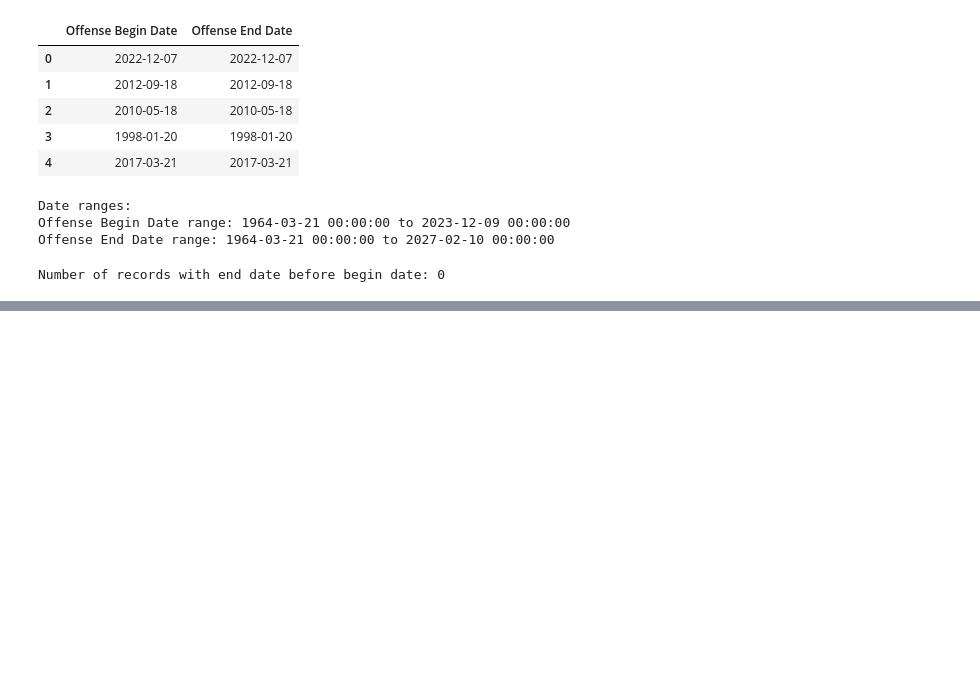
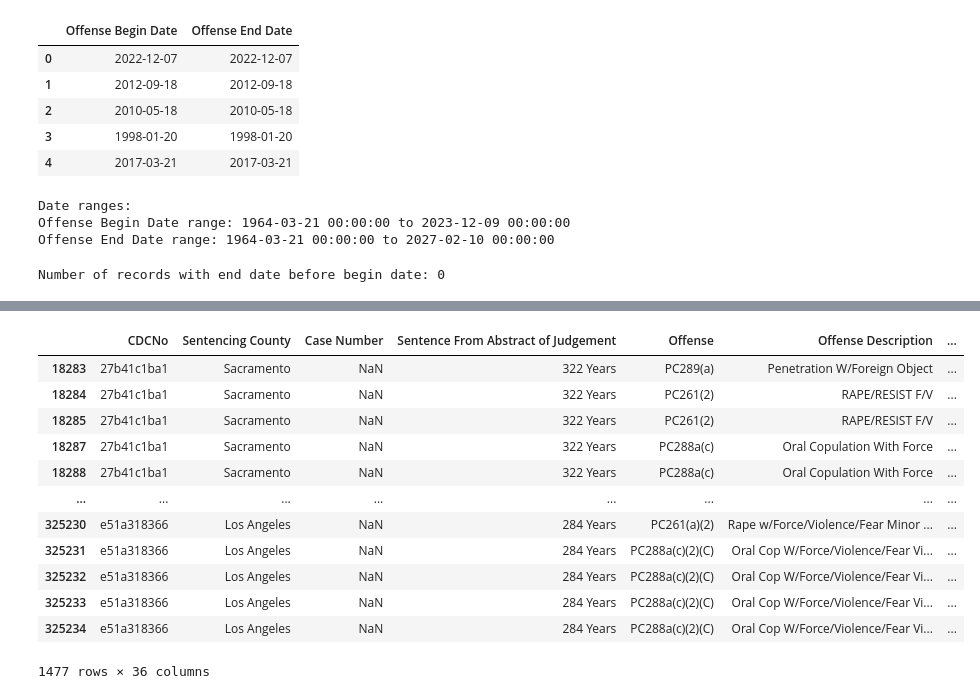
Before and after one commit to julia-epshtein/CS571, a Jupyter notebook: data_exploration_2.ipynb, the cells around one changed output, grey strips where cells are left out. Drawn from its saved outputs; the diff is of its cells as text; code cells hidden in the pictures; blank space fills up the shorter version.

```diff
--- a/data_exploration_2.ipynb
+++ b/data_exploration_2.ipynb
@@ -119,0 +266,21 @@ Number of sentences greater than 190 years: 6893
+# %%
+long_sentences_2 = current_commitments[
+    (current_commitments['Encoded Sentence'] > 2500) &
+    (current_commitments['Encoded Sentence'] < 17500)
+]
+
+long_sentences_2
+# %% [output]
+|  | CDCNo | Sentencing County | Case Number | Sentence From Abstract of Judgement | Offense | Offense Description | ... |
+| 18283 | 27b41c1ba1 | Sacramento | NaN | 322 Years | PC289(a) | Penetration W/Foreign Object | ... |
+| 18284 | 27b41c1ba1 | Sacramento | NaN | 322 Years | PC261(2) | RAPE/RESIST F/V | ... |
+| 18285 | 27b41c1ba1 | Sacramento | NaN | 322 Years | PC261(2) | RAPE/RESIST F/V | ... |
+| 18287 | 27b41c1ba1 | Sacramento | NaN | 322 Years | PC288a(c) | Oral Copulation With Force | ... |
+| 18288 | 27b41c1ba1 | Sacramento | NaN | 322 Years | PC288a(c) | Oral Copulation With Force | ... |
+| ... | ... | ... | ... | ... | ... | ... | ... |
+| 325230 | e51a318366 | Los Angeles | NaN | 284 Years | PC261(a)(2) | Rape w/Force/Violence/Fear Minor ... | ... |
+| 325231 | e51a318366 | Los Angeles | NaN | 284 Years | PC288a(c)(2)(C) | Oral Cop W/Force/Violence/Fear Vi... | ... |
+| 325232 | e51a318366 | Los Angeles | NaN | 284 Years | PC288a(c)(2)(C) | Oral Cop W/Force/Violence/Fear Vi... | ... |
+| 325233 | e51a318366 | Los Angeles | NaN | 284 Years | PC288a(c)(2)(C) | Oral Cop W/Force/Violence/Fear Vi... | ... |
+| 325234 | e51a318366 | Los Angeles | NaN | 284 Years | PC288a(c)(2)(C) | Oral Cop W/Force/Violence/Fear Vi... | ... |
+1477 rows × 36 columns
```
Also changed, not shown: parts of 9 cells of this notebook.
